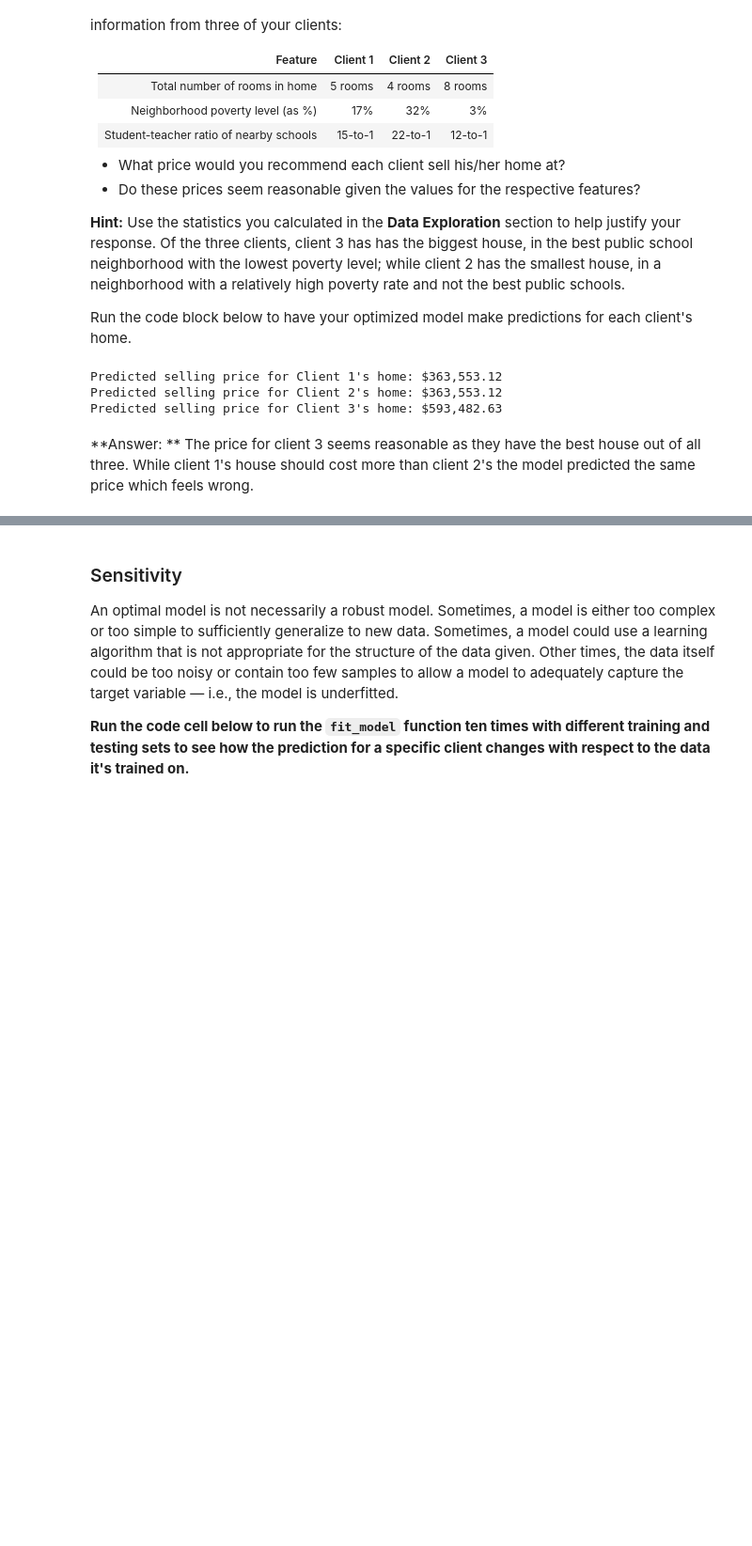
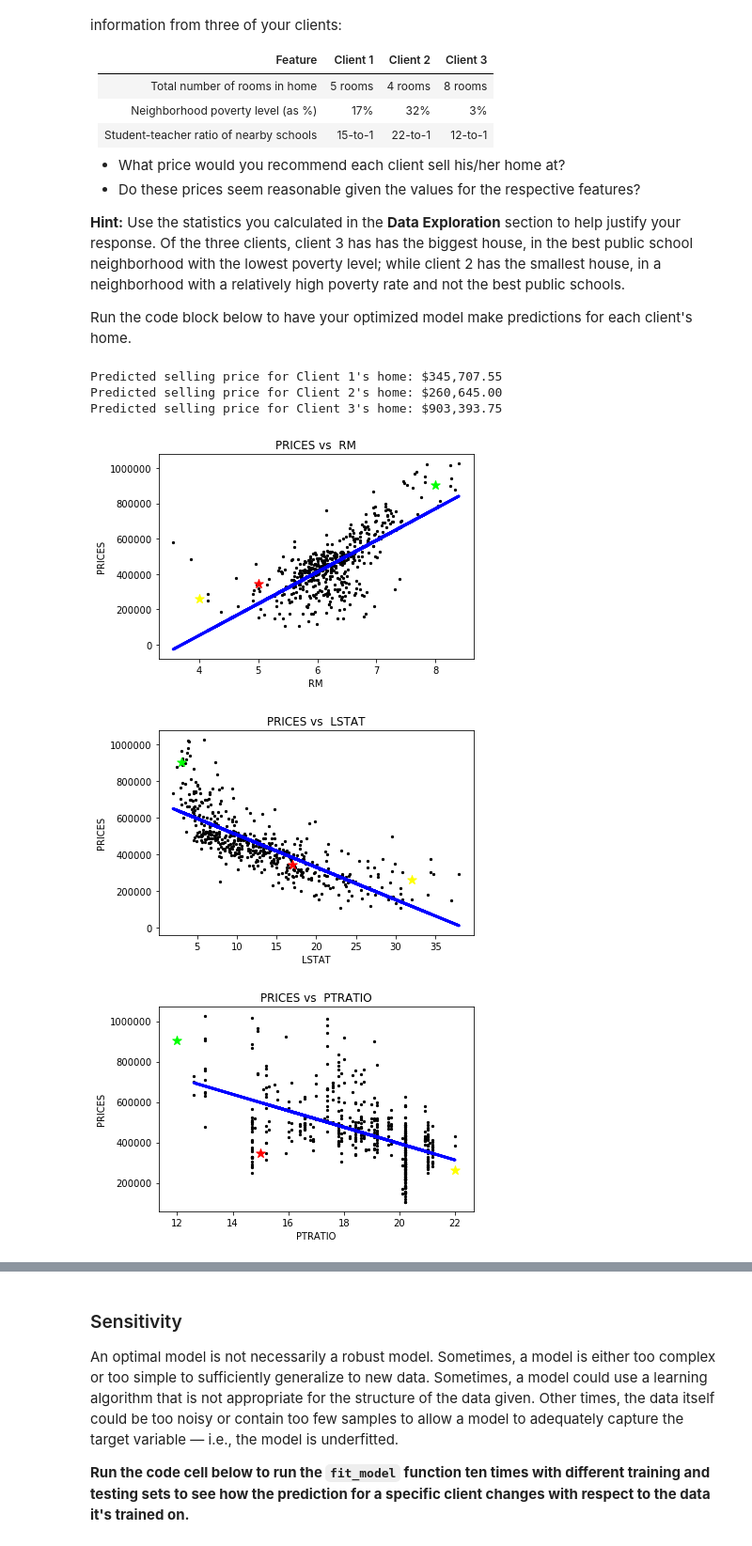
Before and after one commit to intsco/machine-learning, a Jupyter notebook: projects/boston_housing/boston_housing.ipynb, the cells around one changed output, grey strips where cells are left out. Shown at 94% size. Cells and saved outputs as stored; diff of their text form; code cells hidden in the pictures; blank space fills up the shorter version.

```diff
--- a/projects/boston_housing/boston_housing.ipynb
+++ b/projects/boston_housing/boston_housing.ipynb
@@ -320,16 +332,16 @@ def fit_model(X, y):
     # Create cross-validation sets from the training data
     # sklearn version 0.18: ShuffleSplit(n_splits=10, test_size=0.1, train_size=None, random_state=None)
     # sklearn versiin 0.17: ShuffleSplit(n, n_iter=10, test_size=0.1, train_size=None, random_state=None)
-    cv_sets = ShuffleSplit(n_splits=10, test_size = 0.20, random_state = 0)
+    cv_sets = ShuffleSplit(n_splits=10, test_size = 0.20, random_state = 42)
 
     # TODO: Create a decision tree regressor object
     regressor = DecisionTreeRegressor()
 
     # TODO: Create a dictionary for the parameter 'max_depth' with a range from 1 to 10
-    params = {'max_depth': range(1, 10)}
+    params = {'max_depth': range(1, 11)}
 
     # TODO: Transform 'performance_metric' into a scoring function using 'make_scorer'
-    scoring_fnc = make_scorer(score_func=mean_squared_error)
+    scoring_fnc = make_scorer(score_func=performance_metric)
 
     # TODO: Create the grid search cv object --> GridSearchCV()
     # Make sure to include the right parameters in the object:
@@ -385,12 +397,11 @@ client_data = [[5, 17, 15], # Client 1
                [8, 3, 12]]  # Client 3
 
 # Show predictions
+client_prices_pred = []
 for i, price in enumerate(reg.predict(client_data)):
+    client_prices_pred.append(price)
     print "Predicted selling price for Client {}'s home: ${:,.2f}".format(i+1, price)
 # %% [output]
-Predicted selling price for Client 1's home: $363,553.12
-Predicted selling price for Client 2's home: $363,553.12
-Predicted selling price for Client 3's home: $593,482.63
+Predicted selling price for Client 1's home: $345,707.55
+Predicted selling price for Client 2's home: $260,645.00
+Predicted selling price for Client 3's home: $903,393.75
-# %% [markdown]
-**Answer: ** The price for client 3 seems reasonable as they have the best house out of all three.
-While client 1's house should cost more than client 2's the model predicted the same price which feels wrong.
@@ -396,0 +410,16 @@ While client 1's house should cost more than client 2's the model predicted the
+# %%
+for i, col in enumerate(features.columns):
+    fig, ax = plt.subplots()
+    fit = np.polyfit(features[col], prices, deg=1) # We use a linear fit to compute the trendline
+    ax.scatter(features[col],  prices, s=5, c='black', marker='o')
+    ax.scatter(client_data[0][i],  client_prices_pred[0], s=100, c='red', marker='*') # client 1
+    ax.scatter(client_data[1][i],  client_prices_pred[1], s=100, c='yellow', marker='*') # client 2
+    ax.scatter(client_data[2][i],  client_prices_pred[2], s=100, c='lime', marker='*') # client 3
+    ax.plot(features[col], fit[0] * features[col] + fit[1], color='blue', linewidth=3)
+    plt.title('PRICES vs  '+ str(col)) # title here
+    plt.xlabel(col) # label here
+    plt.ylabel('PRICES') # label here
+# %% [output]
+[figure, added]
+[figure, added]
+[figure, added]
```
Also changed, not shown: parts of 14 cells of this notebook.
